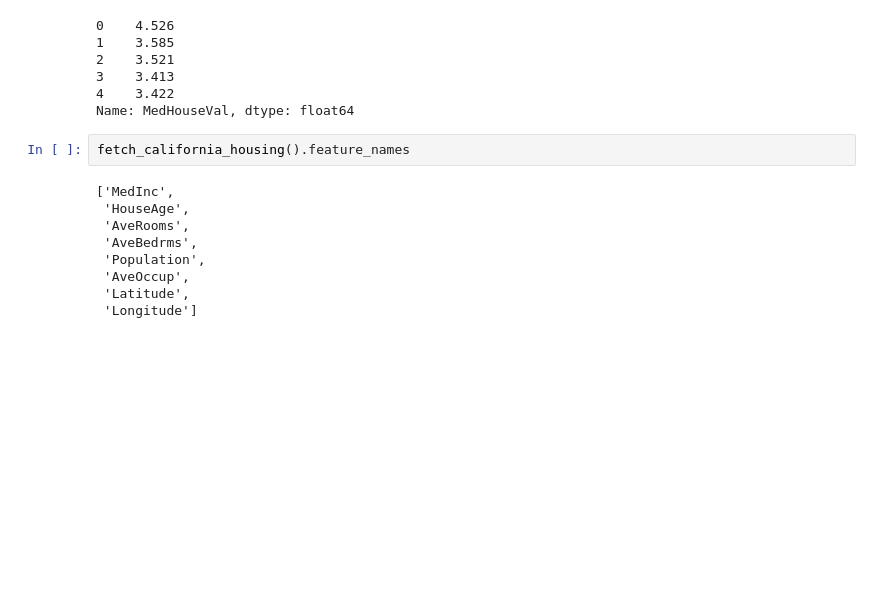
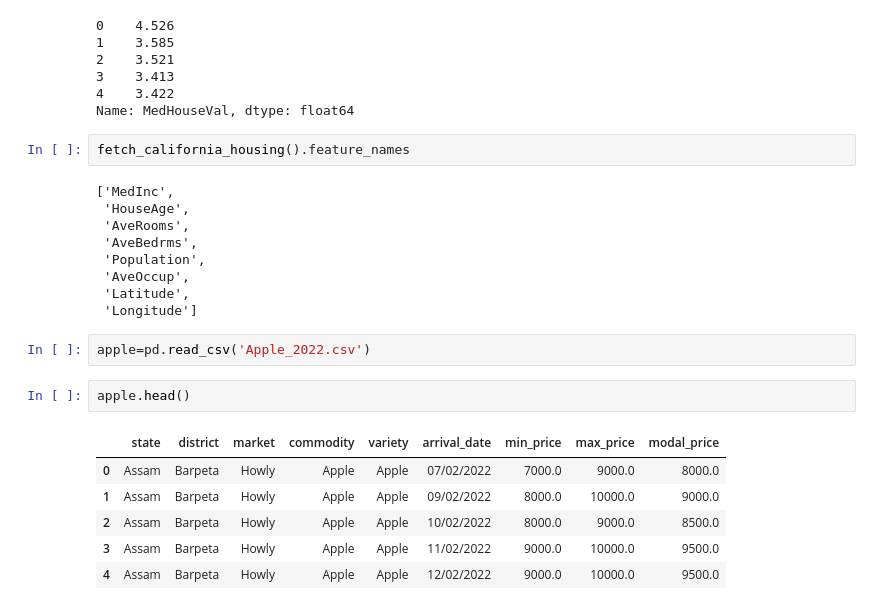
Before and after one commit to Animeshsinghiit/Machine-learning-practises, a Jupyter notebook: data_loading_and_basics.ipynb, the cells around one changed output. Drawn from its saved outputs; the diff is of its cells as text; blank space fills up the shorter version.

```diff
--- a/data_loading_and_basics.ipynb
+++ b/data_loading_and_basics.ipynb
@@ -109,3 +109,14 @@ fetch_california_housing().feature_names
  'AveOccup',
  'Latitude',
  'Longitude']
+# %%
+apple=pd.read_csv('Apple_2022.csv')
+# %%
+apple.head()
+# %% [output]
+|  | state | district | market | commodity | variety | arrival_date | min_price | max_price | modal_price |
+| 0 | Assam | Barpeta | Howly | Apple | Apple | 07/02/2022 | 7000.0 | 9000.0 | 8000.0 |
+| 1 | Assam | Barpeta | Howly | Apple | Apple | 09/02/2022 | 8000.0 | 10000.0 | 9000.0 |
+| 2 | Assam | Barpeta | Howly | Apple | Apple | 10/02/2022 | 8000.0 | 9000.0 | 8500.0 |
+| 3 | Assam | Barpeta | Howly | Apple | Apple | 11/02/2022 | 9000.0 | 10000.0 | 9500.0 |
+| 4 | Assam | Barpeta | Howly | Apple | Apple | 12/02/2022 | 9000.0 | 10000.0 | 9500.0 |
```
Also changed, not shown: parts of 4 cells of this notebook.
